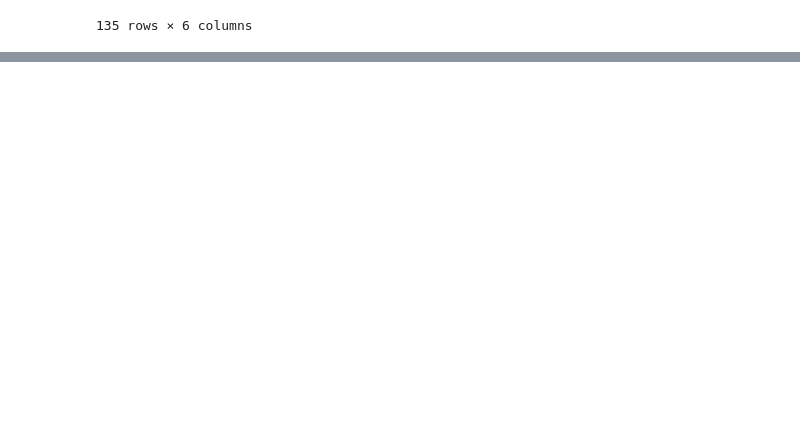
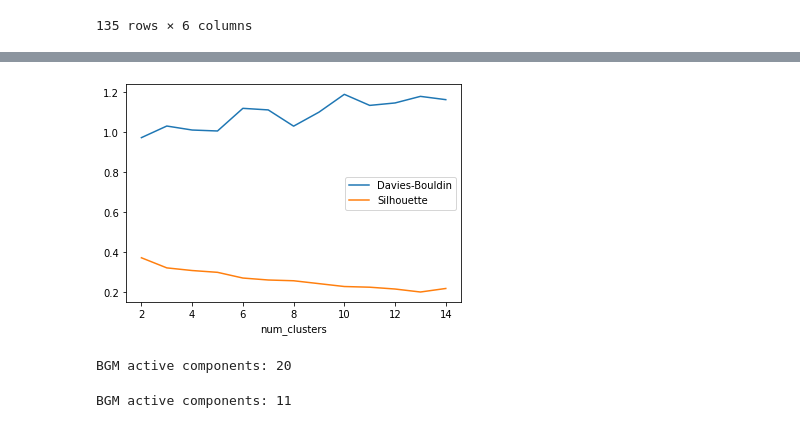
Before and after one commit to sherna90/mineria_datos, a Jupyter notebook: 6.-modelos_no_supervisados.ipynb, the cells around one changed output, grey strips where cells are left out. Saved outputs shown, nothing was run; the diff lists cells and outputs as text; code cells hidden in the pictures; blank space fills up the shorter version.

```diff
--- a/6.-modelos_no_supervisados.ipynb
+++ b/6.-modelos_no_supervisados.ipynb
@@ -228,0 +241,28 @@ X=df_country.values
+# %%
+ind_1=list()
+ind_2=list()
+for k in num_clusters:
+    kmeans = KMeans(n_clusters=k).fit(X)
+    labels = kmeans.labels_
+    ind_1.append(davies_bouldin_score(X, labels))
+    ind_2.append(silhouette_score(X, labels))
+results=pd.DataFrame({'num_clusters':num_clusters,
+                      'Davies-Bouldin':ind_1,
+                      'Silhouette':ind_2})
+results.plot(x='num_clusters')
+plt.show()
+# %% [output]
+[figure, added]
+# %%
+bgm = BayesianGaussianMixture(n_components=30, n_init=10)
+bgm.fit(X)
+print("BGM active components: %d" % np.sum(bgm.weights_ > 0.01))
+# %% [output]
+BGM active components: 20
+# %%
+bgm = BayesianGaussianMixture(n_components=20, n_init=500,max_iter=5000,
+                              warm_start=False,verbose=0,weight_concentration_prior_type='dirichlet_distribution')
+bgm.fit(X)
+print("BGM active components: %d" % np.sum(bgm.weights_ > 0.01))
+# %% [output]
+BGM active components: 11
```
Also changed, not shown: parts of 15 cells of this notebook.
